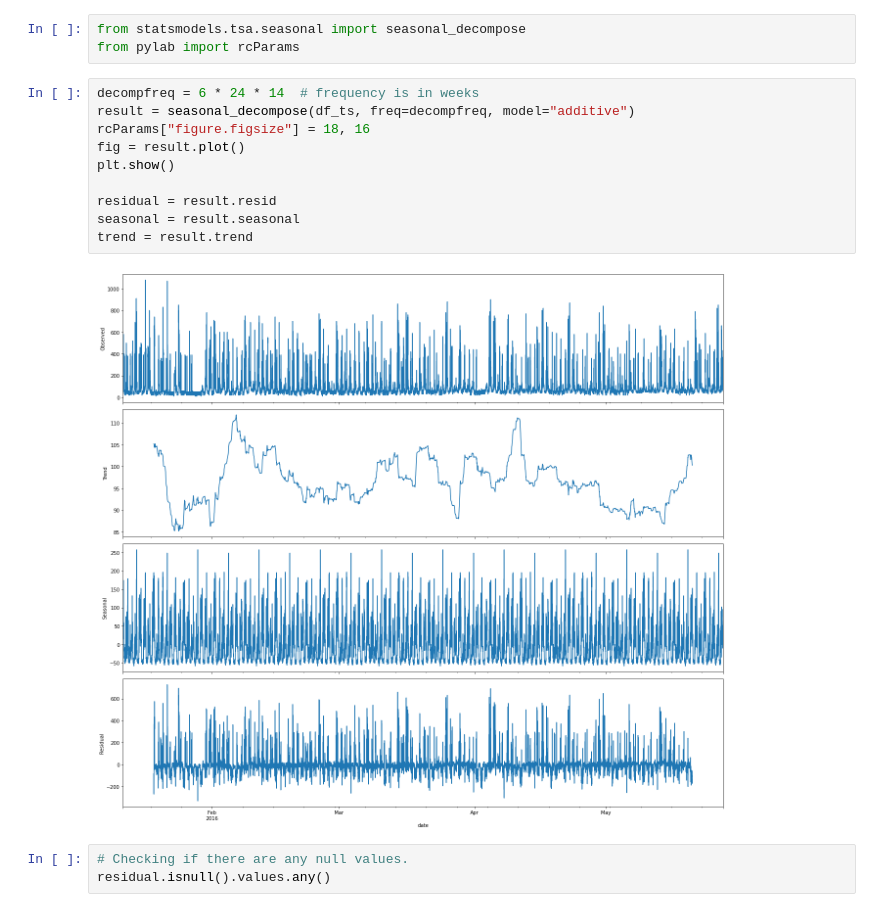
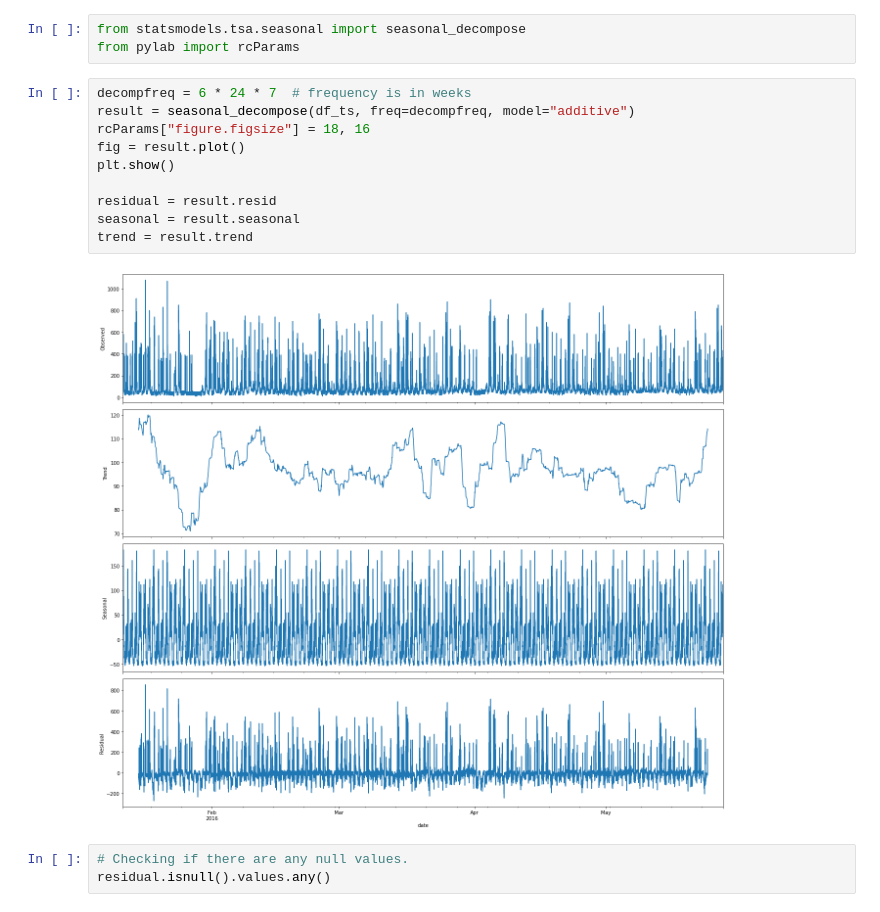
Before and after one commit to ashishlamsal/appliance-energy-prediction, a Jupyter notebook: appliance_energy_prediction.ipynb, the cells around one changed output. Saved outputs shown, nothing was run; the diff lists cells and outputs as text.

```diff
--- a/appliance_energy_prediction.ipynb
+++ b/appliance_energy_prediction.ipynb
@@ -573,17 +577,17 @@ In this approach, both trend and seasonality are modeled separately and the rema
 from statsmodels.tsa.seasonal import seasonal_decompose
 from pylab import rcParams
 # %%
-decompfreq = 6 * 24 * 14  # frequency is in weeks
+decompfreq = 6 * 24 * 7  # frequency is in weeks
 result = seasonal_decompose(df_ts, freq=decompfreq, model="additive")
 rcParams["figure.figsize"] = 18, 16
 fig = result.plot()
 plt.show()
 
 residual = result.resid
 seasonal = result.seasonal
 trend = result.trend
 # %% [output]
-[figure, old version]
+[figure, new version]
 # %%
 # Checking if there are any null values.
 residual.isnull().values.any()
```
Also changed, not shown: parts of 20 cells of this notebook.
